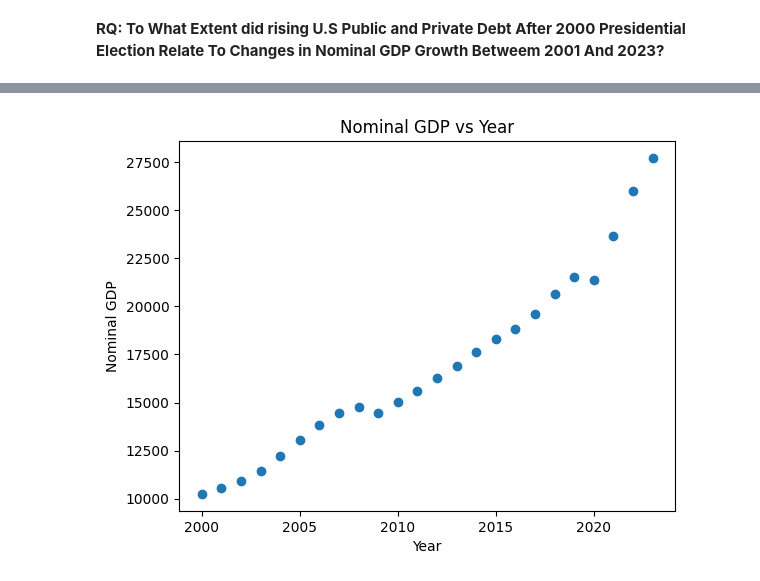
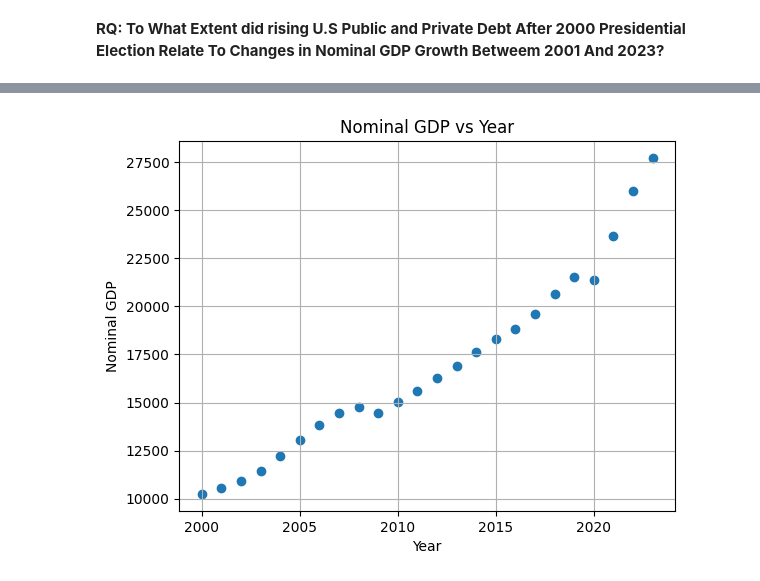
Before and after one commit to aeslha/july_21, a Jupyter notebook: DSRP_Final_Project.ipynb, the cells around one changed output, grey strips where cells are left out. Cells and saved outputs as stored; diff of their text form; code cells hidden in the pictures.

```diff
--- a/DSRP_Final_Project.ipynb
+++ b/DSRP_Final_Project.ipynb
@@ -116,9 +116,10 @@ df.head(24)
 # %%
 # seeing how nominal gdp has changed over the years
 plt.scatter(df['Year'], df['Nominal GDP'])
 plt.xlabel('Year')
 plt.ylabel('Nominal GDP')
 plt.title('Nominal GDP vs Year')
+plt.grid(True)
 plt.show()
 # %% [output]
-[figure, old version]
+[figure, new version]
```
Also changed, not shown: parts of 4 cells of this notebook.
